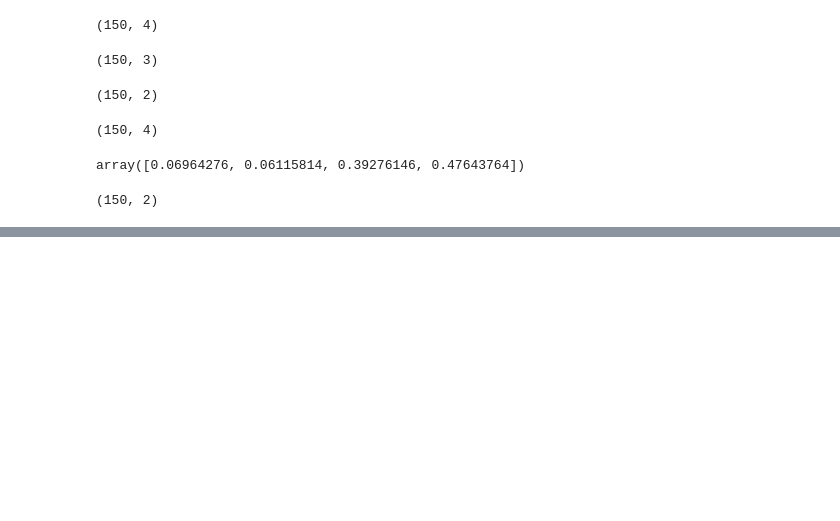
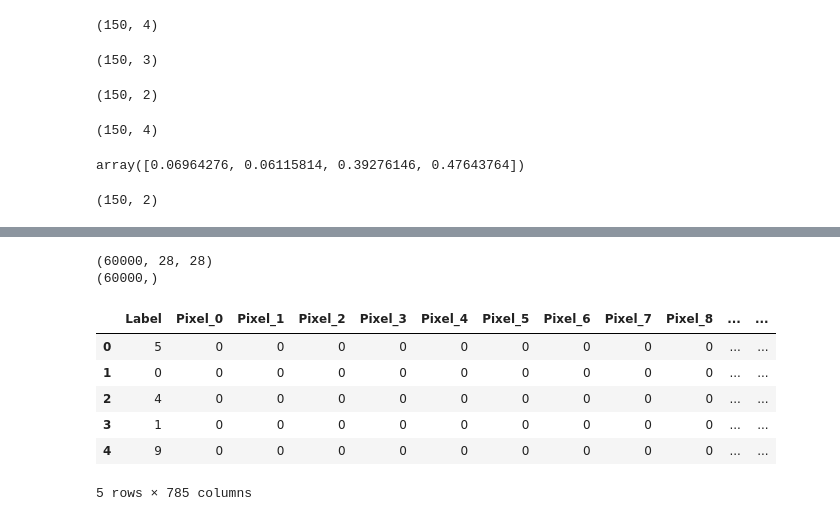
Before and after one commit to ErtugrulDay/Data-Analysis, a Jupyter notebook: 2yapay_zeka.ipynb, the cells around one changed output, grey strips where cells are left out. Drawn from its saved outputs; the diff is of its cells as text; code cells hidden in the pictures; blank space fills up the shorter version.

```diff
--- a/2yapay_zeka.ipynb
+++ b/2yapay_zeka.ipynb
@@ -994,0 +1125,21 @@ X_new.shape
+# %%
+x_train, y_train = tf.keras.datasets.mnist.load_data()[0]
+print(x_train.shape)
+print(y_train.shape)
+# %% [output]
+(60000, 28, 28)
+(60000,)
+# %%
+num_samples=len(x_train)
+x_train_reshaped=x_train.reshape(num_samples,-1)
+data=pd.DataFrame(data=x_train_reshaped,columns=[f"Pixel_{i}"for i in range(28*28)])
+data.insert(0,"Label",y_train)
+data.head()
+# %% [output]
+|  | Label | Pixel_0 | Pixel_1 | Pixel_2 | Pixel_3 | Pixel_4 | Pixel_5 | Pixel_6 | Pixel_7 | Pixel_8 | ... | ... |
+| 0 | 5 | 0 | 0 | 0 | 0 | 0 | 0 | 0 | 0 | 0 | ... | ... |
+| 1 | 0 | 0 | 0 | 0 | 0 | 0 | 0 | 0 | 0 | 0 | ... | ... |
+| 2 | 4 | 0 | 0 | 0 | 0 | 0 | 0 | 0 | 0 | 0 | ... | ... |
+| 3 | 1 | 0 | 0 | 0 | 0 | 0 | 0 | 0 | 0 | 0 | ... | ... |
+| 4 | 9 | 0 | 0 | 0 | 0 | 0 | 0 | 0 | 0 | 0 | ... | ... |
+5 rows × 785 columns
```
Also changed, not shown: parts of 28 cells of this notebook.
